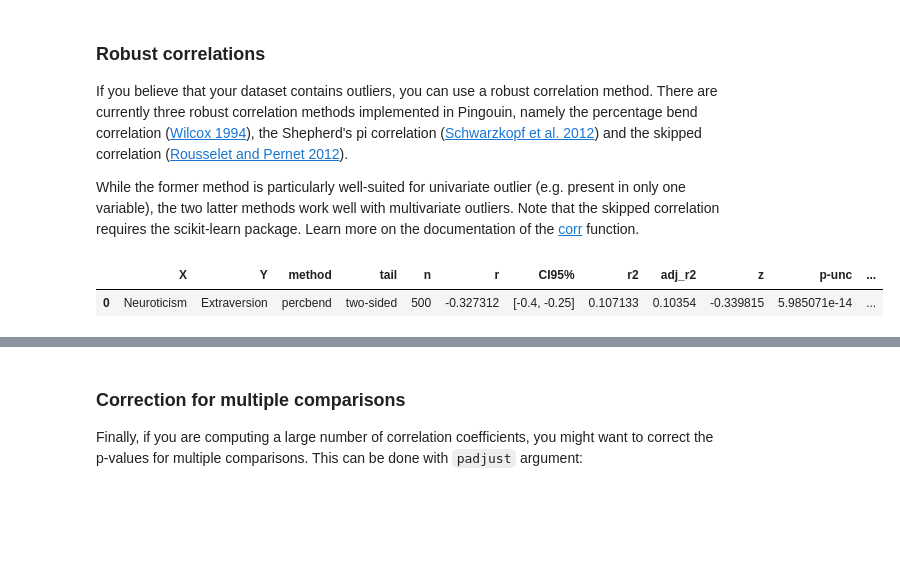
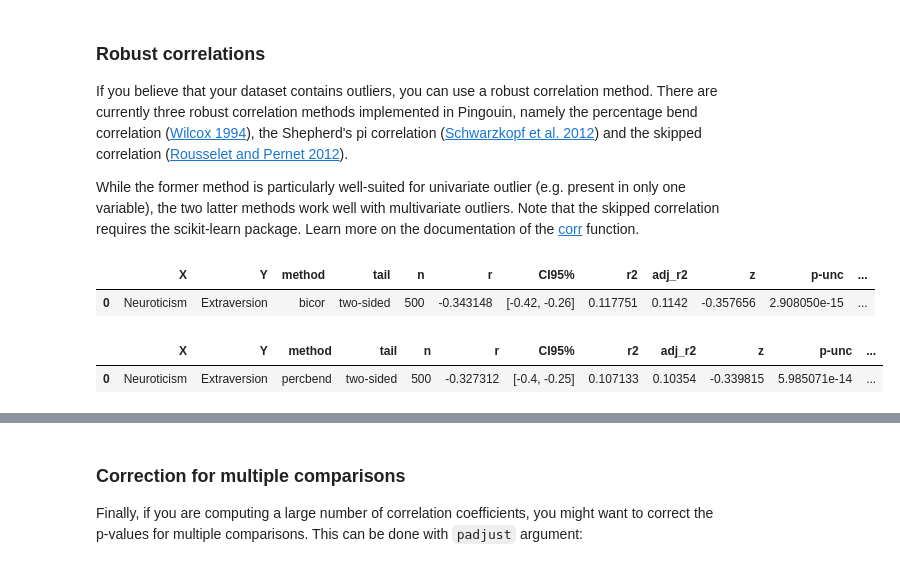
Before and after one commit to raphaelvallat/pingouin, a Jupyter notebook: notebooks/04_Correlations.ipynb, the cells around one changed output, grey strips where cells are left out. Drawn from its saved outputs; the diff is of its cells as text; code cells hidden in the pictures; blank space fills up the shorter version.

Commit message:
Added support for biweight midcorrelation + homogenized docs

```diff
--- a/notebooks/04_Correlations.ipynb
+++ b/notebooks/04_Correlations.ipynb
@@ -92,12 +92,18 @@ While the former method is particularly well-suited for univariate outlier (e.g.
 # %%
 # Introduce two outliers in variable X
 df.loc[[5, 12, 24, 58], 'Neuroticism'] = 18
 
-# Percentage bend correlation
-pairwise_corr(data=df, columns=['Neuroticism', 'Extraversion'], method='percbend')
+# Biweight midcorrelation
+pairwise_corr(data=df, columns=['Neuroticism', 'Extraversion'], method='bicor')
 # %% [output]
 |  | X | Y | method | tail | n | r | CI95% | r2 | adj_r2 | z | p-unc | ... |
-| 0 | Neuroticism | Extraversion | percbend | two-sided | 500 | -0.327312 | [-0.4, -0.25] | 0.107133 | 0.10354 | -0.339815 | 5.985071e-14 | ... |
+| 0 | Neuroticism | Extraversion | bicor | two-sided | 500 | -0.343148 | [-0.42, -0.26] | 0.117751 | 0.1142 | -0.357656 | 2.908050e-15 | ... |
+# %%
+# Percentage bend correlation
+pairwise_corr(data=df, columns=['Neuroticism', 'Extraversion'], method='percbend')
+# %% [output]
+|  | X | Y | method | tail | n | r | CI95% | r2 | adj_r2 | z | p-unc | ... |
+| 0 | Neuroticism | Extraversion | percbend | two-sided | 500 | -0.327312 | [-0.4, -0.25] | 0.107133 | 0.10354 | -0.339815 | 5.985071e-14 | ... |
 # %%
 # Shepherd's correlation
 pairwise_corr(data=df, columns=['Neuroticism', 'Extraversion'], method='shepherd')
```
Also changed, not shown: parts of 1 cell of this notebook, 18 other files.
